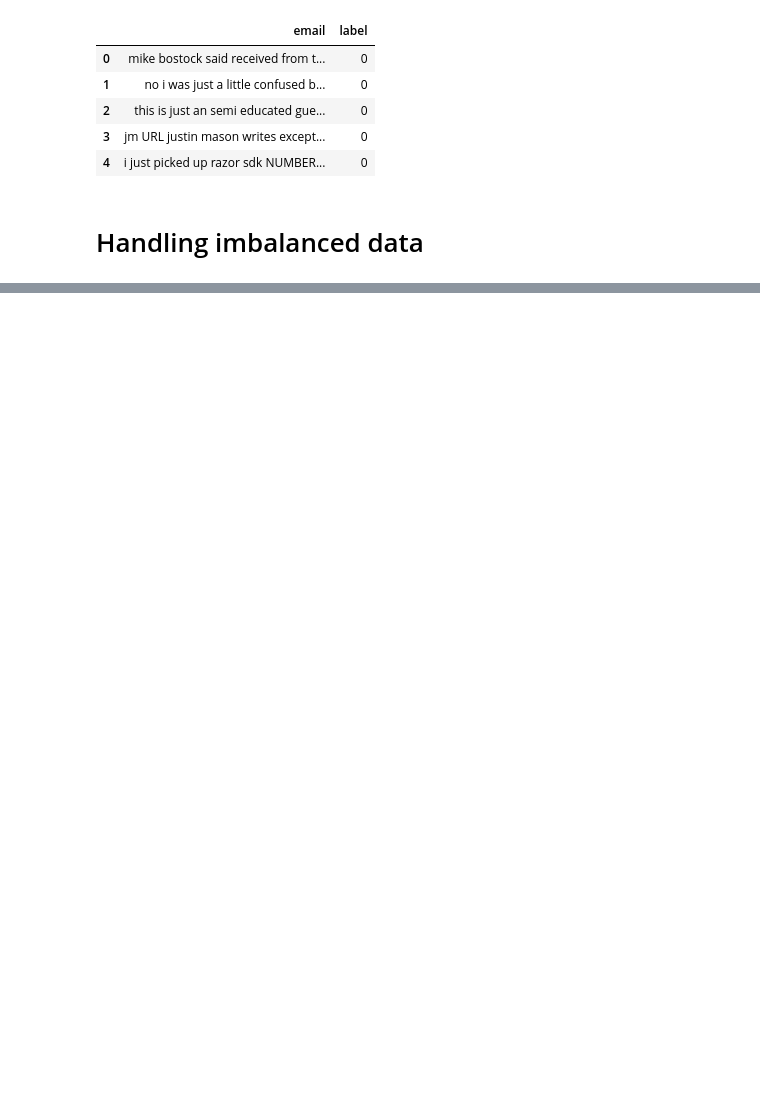
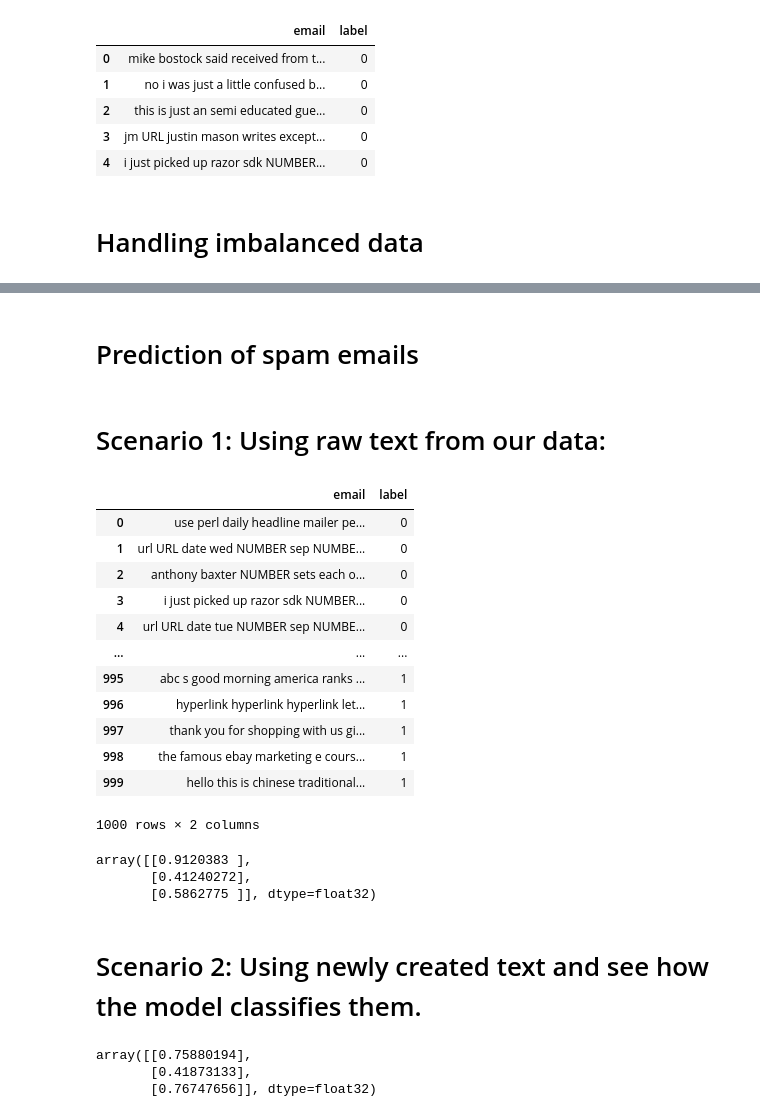
Before and after one commit to ChristosTzolas/Data-Mining, a Jupyter notebook: part2.ipynb, the cells around one changed output, grey strips where cells are left out. Saved outputs shown, nothing was run; the diff lists cells and outputs as text; code cells hidden in the pictures; blank space fills up the shorter version.

```diff
--- a/part2.ipynb
+++ b/part2.ipynb
@@ -59,0 +80,5 @@ sns.countplot(spam_data.label)
+# %%
+# Replace labels with binary information suitable for training in the NN
+email_df['label'] = email_df['label'].replace('good','0')
+email_df['label'] = email_df['label'].replace('spam','1')
+email_df.tail()
@@ -59,0 +94,4 @@ sns.countplot(spam_data.label)
+# %%
+# Change the data type of the target column to int
+email_df["label"] = email_df["label"].astype(str).astype(int)
+# (fixes the "Cast string to float is not supported" issue)
@@ -66,0 +289,22 @@ email_labels = spam_data['label'].values
+# %% [markdown]
+# Prediction of spam emails
+# %% [markdown]
+# Scenario 1: Using raw text from our data:
+# %%
+# display long string
+pd.options.display.max_colwidth=200
+email_df[:1200]
+# %% [output]
+|  | email | label |
+| 0 | use perl daily headline mailer pe... | 0 |
+| 1 | url URL date wed NUMBER sep NUMBE... | 0 |
+| 2 | anthony baxter NUMBER sets each o... | 0 |
+| 3 | i just picked up razor sdk NUMBER... | 0 |
+| 4 | url URL date tue NUMBER sep NUMBE... | 0 |
+| ... | ... | ... |
+| 995 | abc s good morning america ranks ... | 1 |
+| 996 | hyperlink hyperlink hyperlink let... | 1 |
+| 997 | thank you for shopping with us gi... | 1 |
+| 998 | the famous ebay marketing e cours... | 1 |
+| 999 | hello this is chinese traditional... | 1 |
+1000 rows × 2 columns
@@ -66,0 +323,18 @@ email_labels = spam_data['label'].values
+# %%
+predict_spam(predict_email)
+# %% [output]
+array([[0.9120383 ],
+       [0.41240272],
+       [0.5862775 ]], dtype=float32)
+# %% [markdown]
+# Scenario 2: Using newly created text and see how the model classifies them.
+# %%
+# The third one gives 0.99 indicating very high probabilty of spam
+predict_email = ["You are awarded a new Digital Camera! Call now!",
+               "It was nice meeting you at the University",
+          "with this top of the line software norton systemworks"]
+predict_spam(predict_email)
+# %% [output]
+array([[0.75880194],
+       [0.41873133],
+       [0.76747656]], dtype=float32)
```
Also changed, not shown: parts of 44 cells of this notebook.
